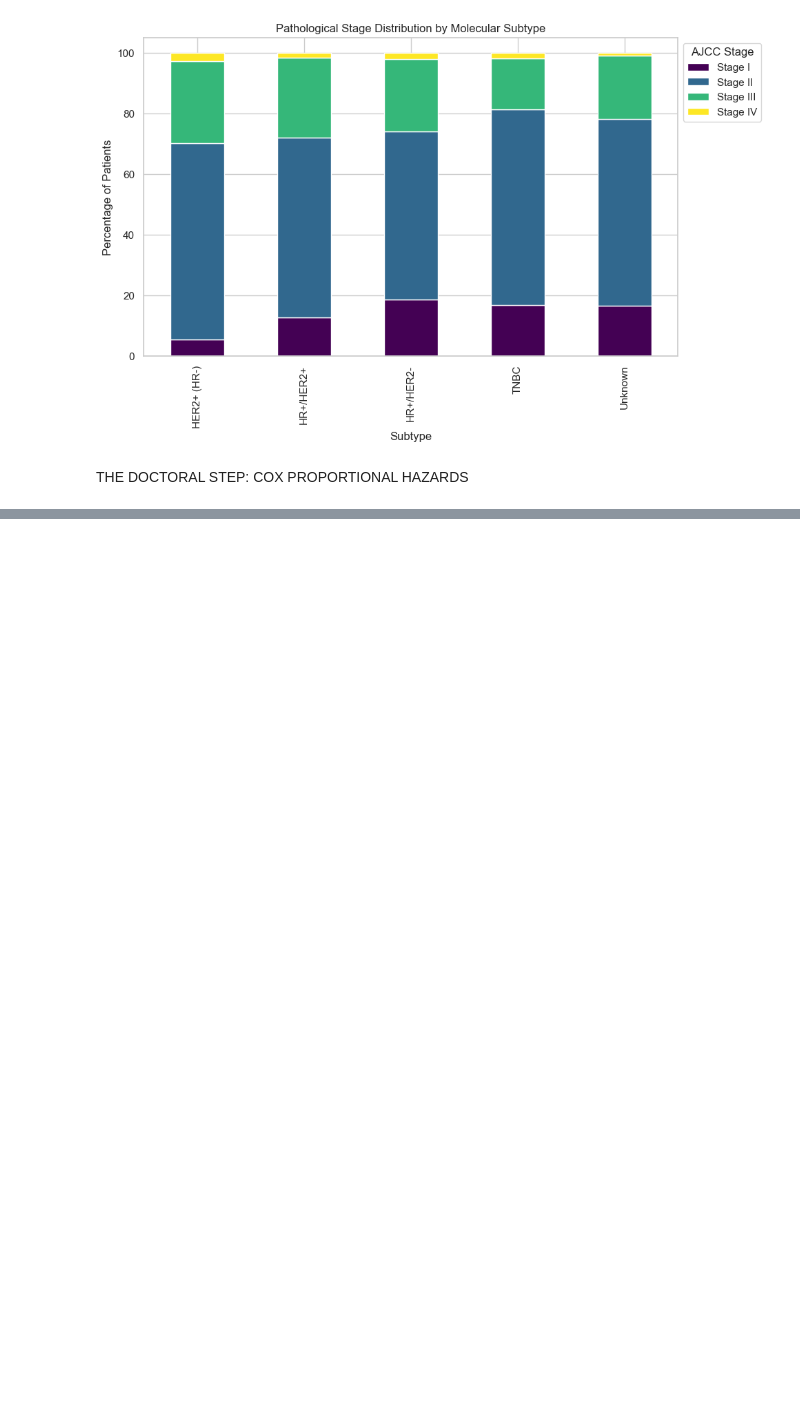
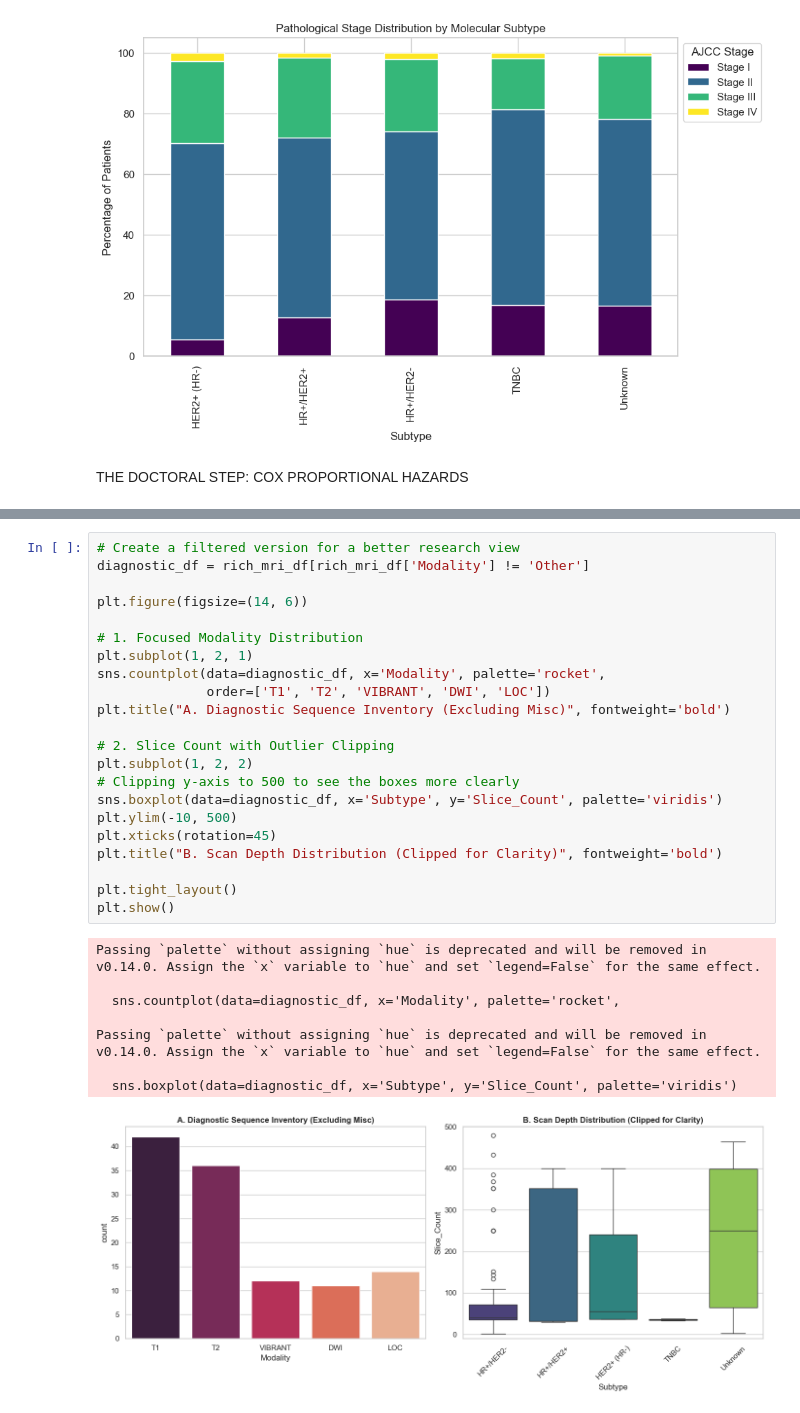
Before and after one commit to Se2007/TCGA-BRCA-Dataset, a Jupyter notebook: EDA.ipynb, the cells around one changed output, grey strips where cells are left out. Drawn from its saved outputs; the diff is of its cells as text; blank space fills up the shorter version.

Commit message:
MRI scan analyse codes

```diff
--- a/EDA.ipynb
+++ b/EDA.ipynb
@@ -506,0 +867,31 @@ Unknown                  56.0                      10.540  0.153  118
+# %%
+# Create a filtered version for a better research view
+diagnostic_df = rich_mri_df[rich_mri_df['Modality'] != 'Other']
+
+plt.figure(figsize=(14, 6))
+
+# 1. Focused Modality Distribution
+plt.subplot(1, 2, 1)
+sns.countplot(data=diagnostic_df, x='Modality', palette='rocket',
+              order=['T1', 'T2', 'VIBRANT', 'DWI', 'LOC'])
+plt.title("A. Diagnostic Sequence Inventory (Excluding Misc)", fontweight='bold')
+
+# 2. Slice Count with Outlier Clipping
+plt.subplot(1, 2, 2)
+# Clipping y-axis to 500 to see the boxes more clearly
+sns.boxplot(data=diagnostic_df, x='Subtype', y='Slice_Count', palette='viridis')
+plt.ylim(-10, 500)
+plt.xticks(rotation=45)
+plt.title("B. Scan Depth Distribution (Clipped for Clarity)", fontweight='bold')
+
+plt.tight_layout()
+plt.show()
+# %% [output]
+Passing `palette` without assigning `hue` is deprecated and will be removed in v0.14.0. Assign the `x` variable to `hue` and set `legend=False` for the same effect.
+
+  sns.countplot(data=diagnostic_df, x='Modality', palette='rocket',
+
+Passing `palette` without assigning `hue` is deprecated and will be removed in v0.14.0. Assign the `x` variable to `hue` and set `legend=False` for the same effect.
+
+  sns.boxplot(data=diagnostic_df, x='Subtype', y='Slice_Count', palette='viridis')
+[figure, added]
```
Also changed, not shown: parts of 24 cells of this notebook.
